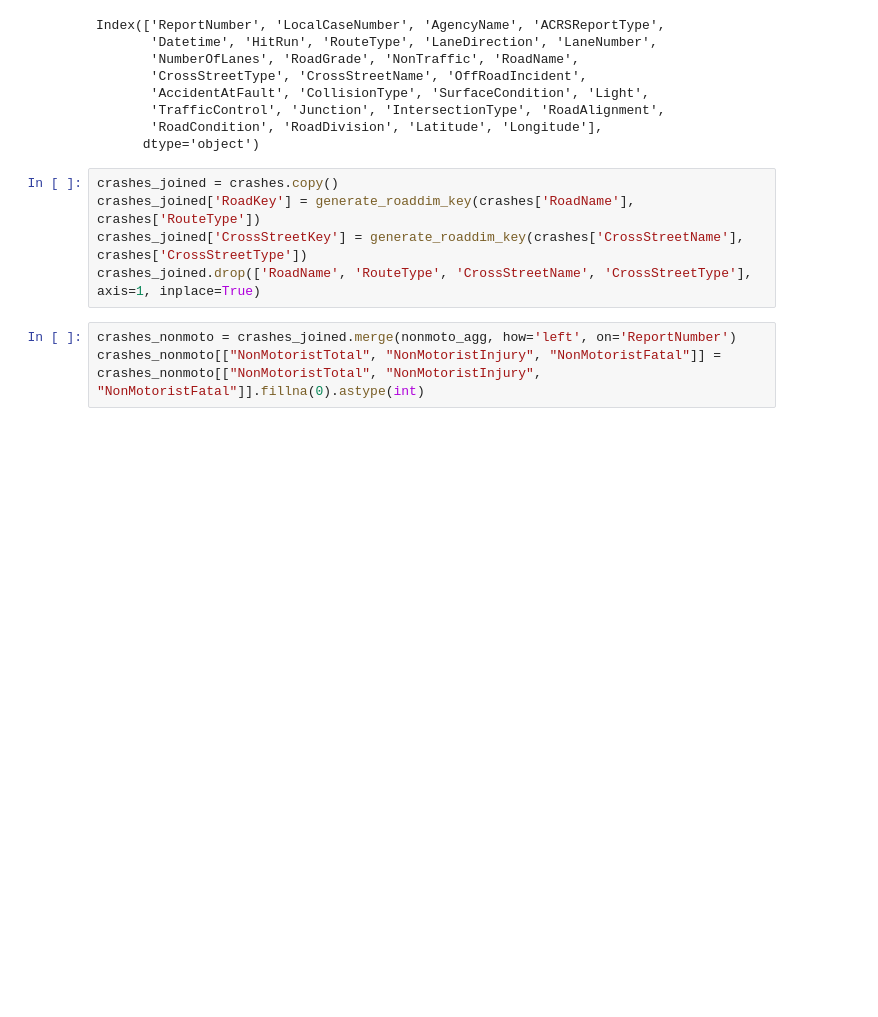
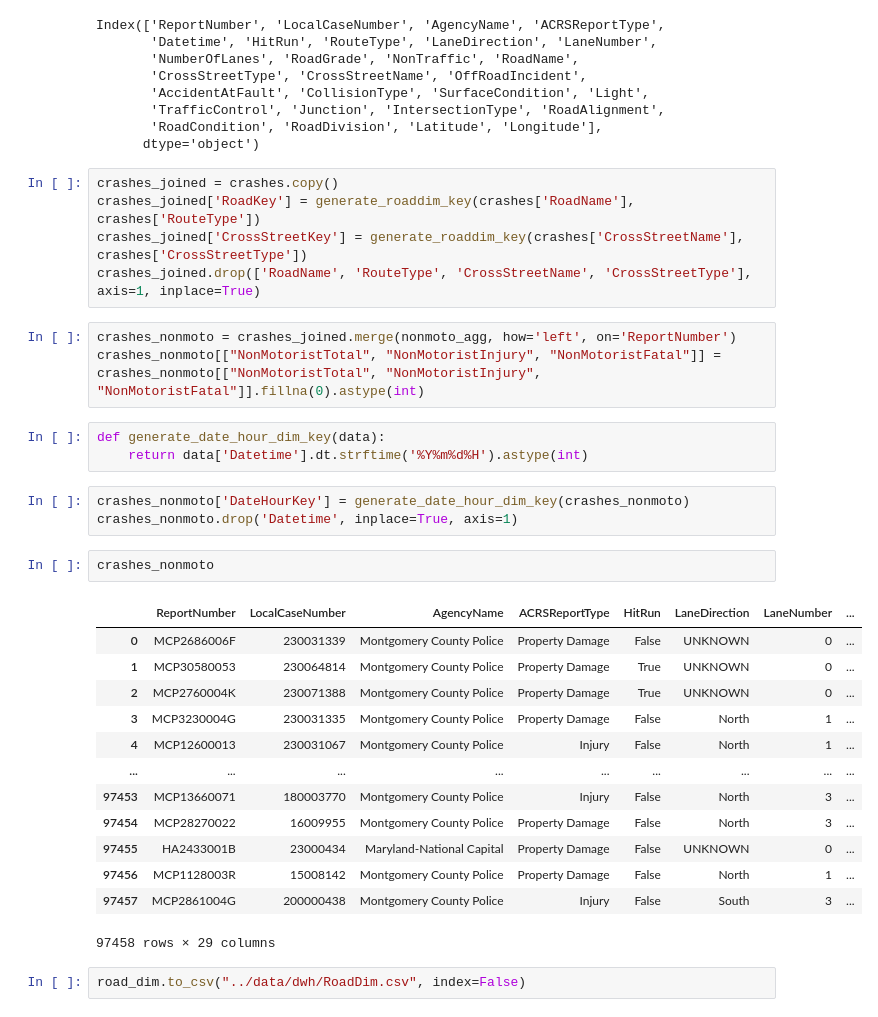
Before and after one commit to tymsoncyferki/vehicle-crashes-dwh, a Jupyter notebook: notebooks/etl_crashes.ipynb, the cells around one changed output. Saved outputs shown, nothing was run; the diff lists cells and outputs as text; blank space fills up the shorter version.

Commit message:
finished crashes and vehicles

```diff
--- a/notebooks/etl_crashes.ipynb
+++ b/notebooks/etl_crashes.ipynb
@@ -176,3 +176,27 @@ crashes_joined.drop(['RoadName', 'RouteType', 'CrossStreetName', 'CrossStreetTyp
 # %%
 crashes_nonmoto = crashes_joined.merge(nonmoto_agg, how='left', on='ReportNumber')
 crashes_nonmoto[["NonMotoristTotal", "NonMotoristInjury", "NonMotoristFatal"]] = crashes_nonmoto[["NonMotoristTotal", "NonMotoristInjury", "NonMotoristFatal"]].fillna(0).astype(int)
+# %%
+def generate_date_hour_dim_key(data):
+    return data['Datetime'].dt.strftime('%Y%m%d%H').astype(int)
+# %%
+crashes_nonmoto['DateHourKey'] = generate_date_hour_dim_key(crashes_nonmoto)
+crashes_nonmoto.drop('Datetime', inplace=True, axis=1)
+# %%
+crashes_nonmoto
+# %% [output]
+|  | ReportNumber | LocalCaseNumber | AgencyName | ACRSReportType | HitRun | LaneDirection | LaneNumber | ... |
+| 0 | MCP2686006F | 230031339 | Montgomery County Police | Property Damage | False | UNKNOWN | 0 | ... |
+| 1 | MCP30580053 | 230064814 | Montgomery County Police | Property Damage | True | UNKNOWN | 0 | ... |
+| 2 | MCP2760004K | 230071388 | Montgomery County Police | Property Damage | True | UNKNOWN | 0 | ... |
+| 3 | MCP3230004G | 230031335 | Montgomery County Police | Property Damage | False | North | 1 | ... |
+| 4 | MCP12600013 | 230031067 | Montgomery County Police | Injury | False | North | 1 | ... |
+| ... | ... | ... | ... | ... | ... | ... | ... | ... |
+| 97453 | MCP13660071 | 180003770 | Montgomery County Police | Injury | False | North | 3 | ... |
+| 97454 | MCP28270022 | 16009955 | Montgomery County Police | Property Damage | False | North | 3 | ... |
+| 97455 | HA2433001B | 23000434 | Maryland-National Capital | Property Damage | False | UNKNOWN | 0 | ... |
+| 97456 | MCP1128003R | 15008142 | Montgomery County Police | Property Damage | False | North | 1 | ... |
+| 97457 | MCP2861004G | 200000438 | Montgomery County Police | Injury | False | South | 3 | ... |
+97458 rows × 29 columns
+# %%
+road_dim.to_csv("../data/dwh/RoadDim.csv", index=False)
```
Also changed, not shown: 9 other files.
